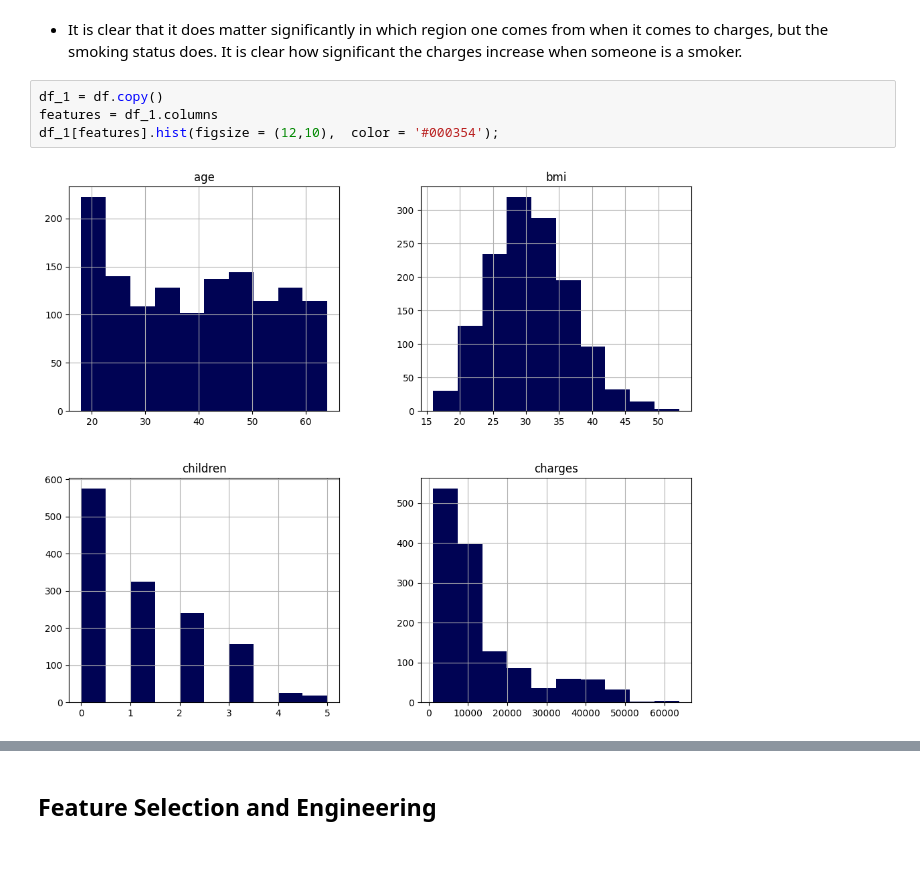
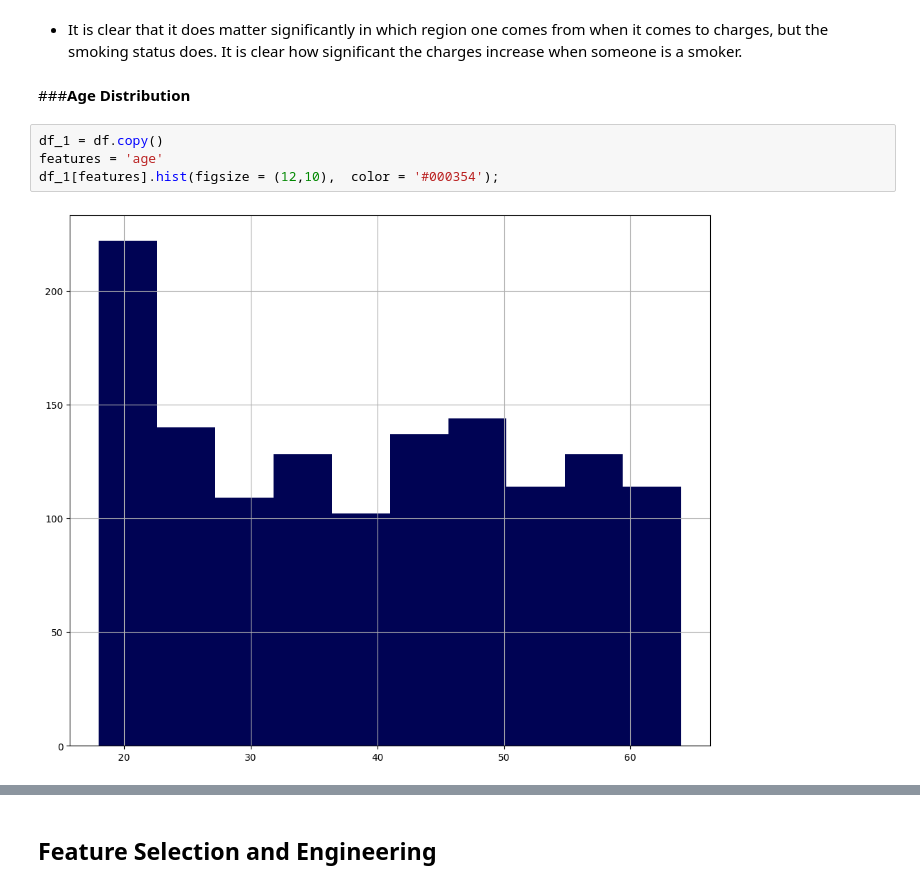
Before and after one commit to kwanda2426/projects, a Jupyter notebook: regression.ipynb, the cells around one changed output, grey strips where cells are left out. Saved outputs shown, nothing was run; the diff lists cells and outputs as text; blank space fills up the shorter version.

```diff
--- a/regression.ipynb
+++ b/regression.ipynb
@@ -281,9 +283,11 @@ fig.show()
 [interactive output not drawn]
 # %% [markdown]
 - It is clear that it does matter significantly in which region one comes from when it comes to charges, but the smoking status does. It is clear how significant the charges increase when someone is a smoker.
+# %% [markdown]
+###**Age Distribution**
 # %%
 df_1 = df.copy()
-features = df_1.columns
+features = 'age'
 df_1[features].hist(figsize = (12,10),  color = '#000354');
 # %% [output]
-[figure, old version]
+[figure, new version]
```
Also changed, not shown: parts of 7 cells of this notebook.
